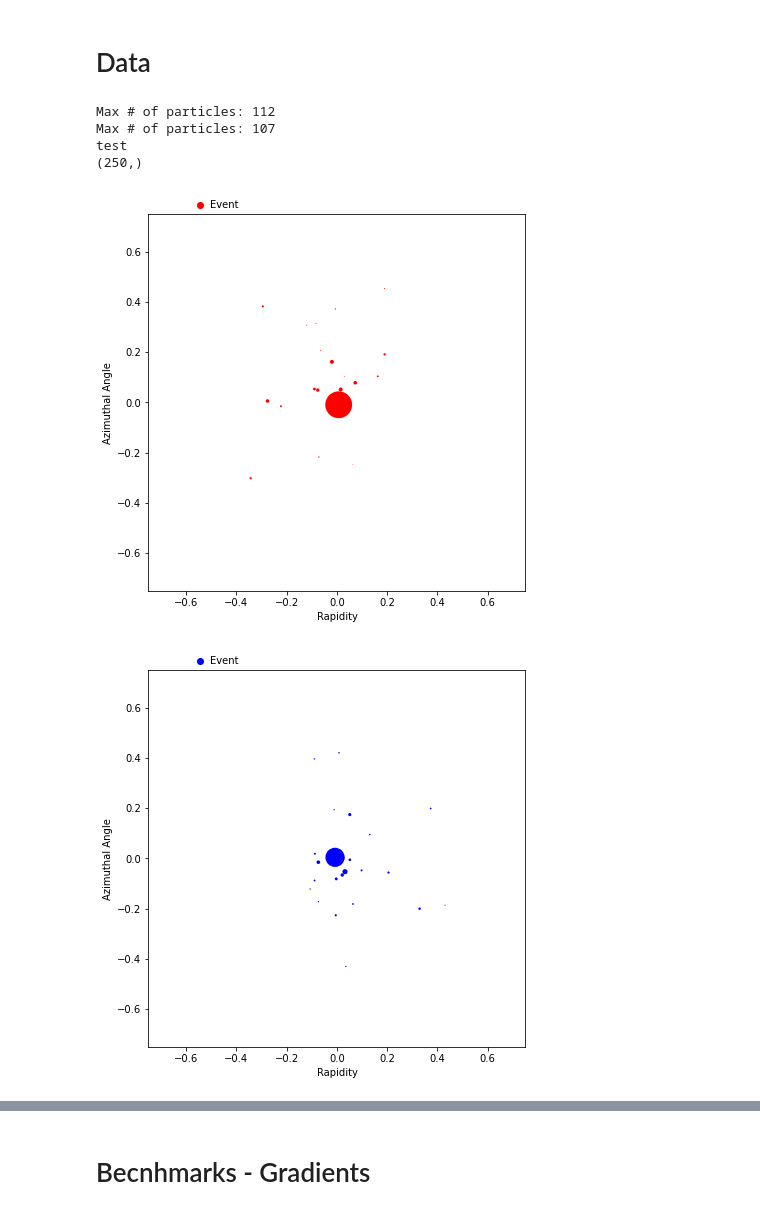
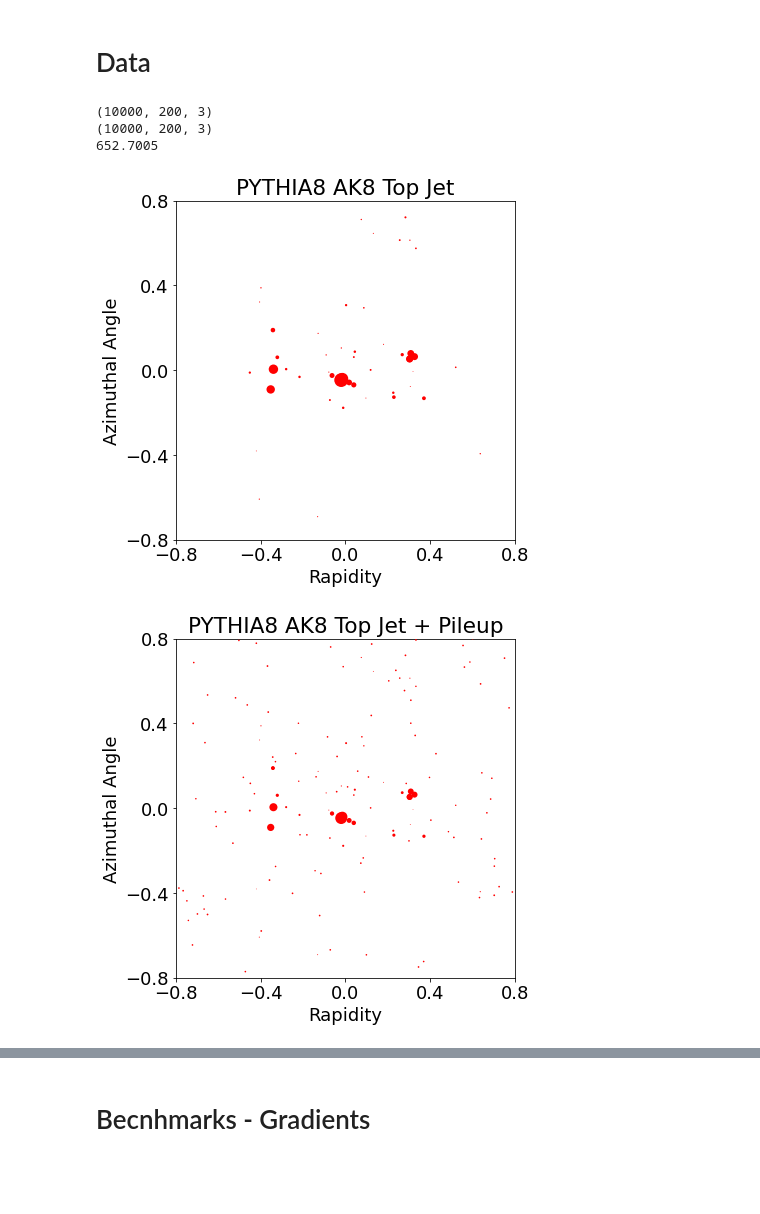
Before and after one commit to rikab/SHAPER, a Jupyter notebook: isotropy_test.ipynb, the cells around one changed output, grey strips where cells are left out. Drawn from its saved outputs; the diff is of its cells as text; code cells hidden in the pictures; blank space fills up the shorter version.

Commit message:
Top Dataset Tests

```diff
--- a/isotropy_test.ipynb
+++ b/isotropy_test.ipynb
@@ -37,47 +37,75 @@ Using CPU!
 # Data
 # %%
 # Parameters
-R = 0.5
+R = 0.8
 beta = 1
-N = 250
+N = 100
+
+mass_lower = 0
+mass_upper = np.inf
 pt_lower = 475
 pt_upper = 525
 eta = 1.9
 quality = 2
 pad = 125
 plot_dir = "results"
 
-cms, cms_weights = load_cmsopendata("data", "cms", pt_lower, pt_upper, eta, quality, pad, n = N)
-sim, sim_weights, sim_factors = load_cmsopendata("data", "sim", pt_lower, pt_upper, eta, quality, pad, n = N)
-print(cms_weights.shape)
-events = (cms, sim)
+
+# cms, cms_weights = load_cmsopendata("data", "cms", pt_lower, pt_upper, eta, quality, pad, n = N)
+# sim, sim_weights, sim_factors = load_cmsopendata("data", "sim", pt_lower, pt_upper, eta, quality, pad, n = N)
+# print(cms_weights.shape)
+# events = (cms, sim)
+
+
+# Load events
+signal = load_dataset("../Datasets/top/v0/signal_train.npy", N, mass_lower, mass_upper, eta, normalize = False)
+background = load_dataset("../Datasets/top/v0/background_train.npy", N, mass_lower, mass_upper, eta, normalize = False)
+signal_mass = calculate_masses(signal)
+background_mass = calculate_masses(background)
+
+
+# Add pileup
+signal_pu = normalize_events(add_pileup(signal, 100, 50, 250, 25, R))
+background_pu = normalize_events(add_pileup(background, 100, 50, 250, 25, R))
+signal_pu_mass = calculate_masses(signal_pu)
+background_pu_mass = calculate_masses(background_pu)
 
 
 
-# signal, signal_masses = load_dataset("../Datasets/top/v0/signal_train.npy", N, mass_lower, mass_upper, eta_cut)
-# background, background_masses = load_dataset("../Datasets/top/v0/background_train.npy", N, mass_lower, mass_upper, eta_cut)
-# events = [signal, background]
-# event_labels = ["signal", "background"]
-# colors = ["red", "blue"]
+events = [signal, background]
+event_labels = ["signal", "background"]
+colors = ["red", "blue"]
 
 
-fake_top, fake_top_z = np.array(( (-1.0,0.0), (0.0,0.0), (1.0,0.0),)), np.array((1/3, 1/3, 1/3))
-fake_signal = ((fake_top, fake_top_z), )
-fake_quark, fake_quark_z = np.array(((0.0,0.0),)), np.array((1.0, ))
-fake_background = ((fake_quark, fake_quark_z),)
-fake_events = [fake_signal, fake_background]
 
 
 # Example plots
-example_cms = cms[0]
-plot_event(example_cms[0], example_cms[1], R, color = "red")
+example_signal = signal[0]
+example_signal_pu = signal_pu[0]
+print(example_signal[1].sum())
+plot_event(example_signal[0], example_signal[1], R, color = "red", title = "PYTHIA8 AK8 Top Jet", filename= "Plots/top.pdf")
+plot_event(example_signal_pu[0], example_signal_pu[1], R, color = "red", title = "PYTHIA8 AK8 Top Jet + Pileup", filename = "Plots/top_pileup.pdf")
 
-example_sim = sim[0]
-plot_event(example_sim[0], example_sim[1], R, color = "blue")
+example_background = background[0]
+plot_event(example_background[0], example_background[1], R, color = "blue")
+
+print(np.mean(signal_mass), np.std(signal_mass))
+print(np.mean(signal_pu_mass), np.std(signal_pu_mass))
+
+
+plt.hist(signal_pu_mass, color = "red", bins = 25, range = [0, 500], label = "Top Mass", alpha = 0.5, histtype="stepfilled")
+plt.hist(background_pu_mass, color = "blue", bins = 25, range = [0, 500], label = "QCD Mass", alpha = 0.5, histtype="stepfilled")
+plt.hist(signal_mass, color = "red", bins = 25, range = [0, 500], label = "Top Mass (Truth)", alpha = 1.0, histtype="step")
+plt.hist(background_mass, color = "blue", bins = 25, range = [0, 500], label = "QCD Mass (Truth)", alpha = 1.0, histtype="step")
+plt.legend(loc = "upper left")
+plt.xlabel(r"$m_J$ [GeV]")
+plt.show()
+
+
+plt.hist(signal_pu_mass - signal_mass)
 # %% [output]
-Max # of particles: 112
-Max # of particles: 107
-test
-(250,)
+(10000, 200, 3)
+(10000, 200, 3)
+652.7005
-[figure, old version]
+[figure, new version]
-[figure, old version]
+[figure, new version]
```
Also changed, not shown: parts of 15 cells of this notebook, 4 other files.
